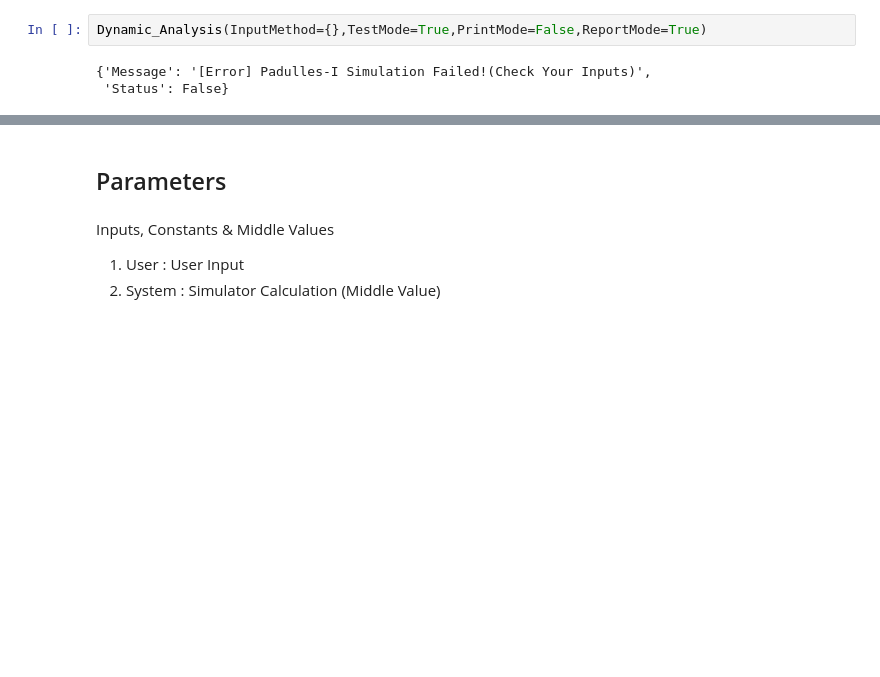
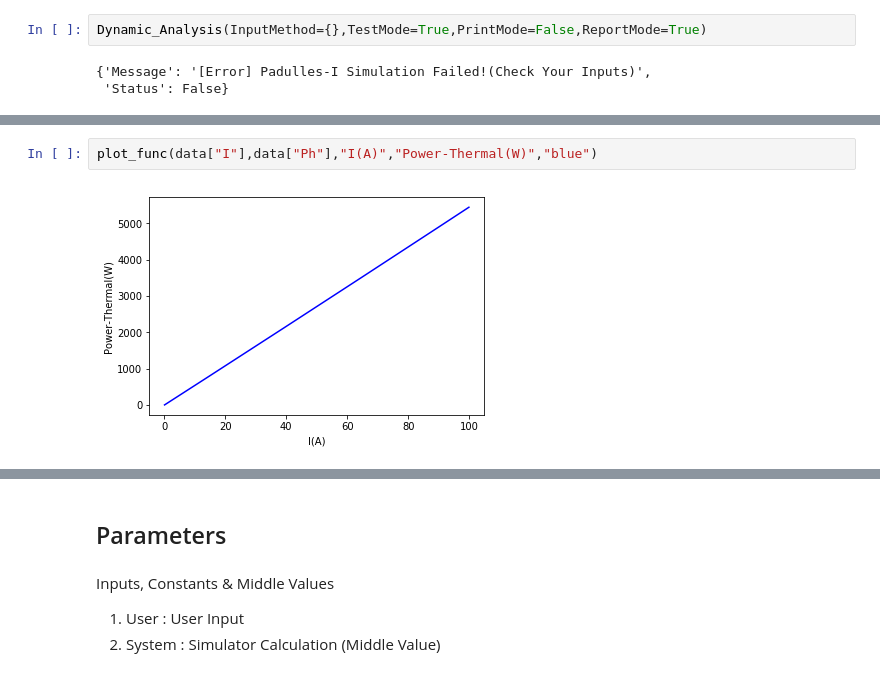
Before and after one commit to ECSIM/opem, a Jupyter notebook: Documents/Padulles1.ipynb, the cells around one changed output, grey strips where cells are left out. Saved outputs shown, nothing was run; the diff lists cells and outputs as text; blank space fills up the shorter version.

```diff
--- a/Documents/Padulles1.ipynb
+++ b/Documents/Padulles1.ipynb
@@ -255,0 +301,4 @@ Dynamic_Analysis(InputMethod={},TestMode=True,PrintMode=False,ReportMode=True)
+# %%
+plot_func(data["I"],data["Ph"],"I(A)","Power-Thermal(W)","blue")
+# %% [output]
+[figure, added]
```
Also changed, not shown: parts of 12 cells of this notebook, 3 other files.
